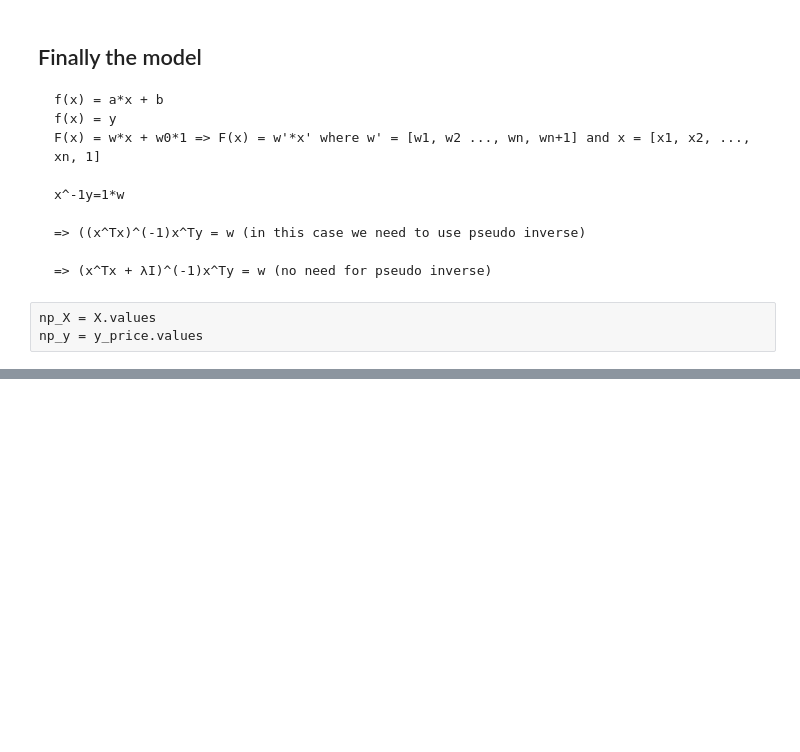
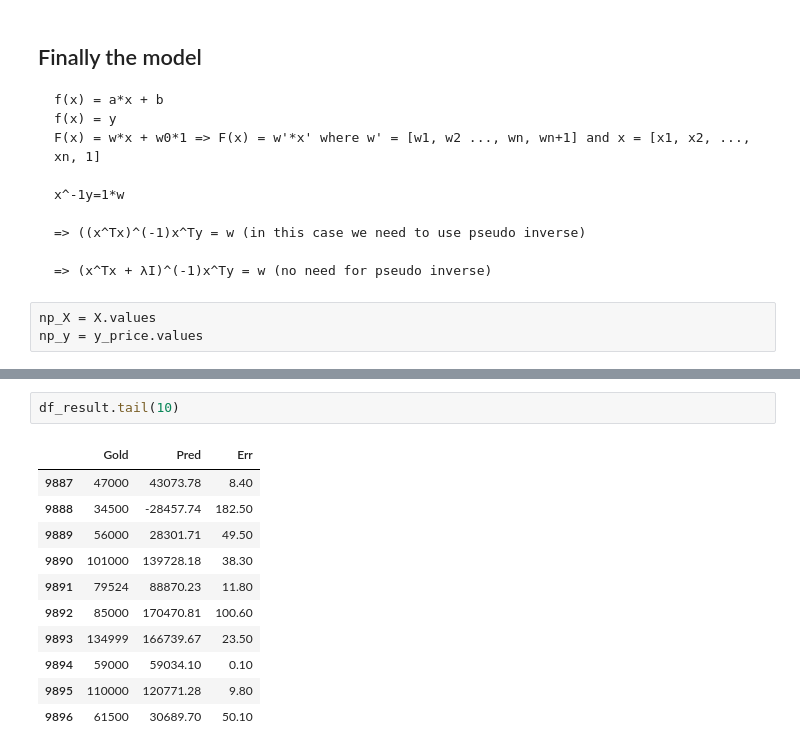
Before and after one commit to NaeuralEdgeProtocol/DS101-2024, a Jupyter notebook: scripts/workshop1.ipynb, the cells around one changed output, grey strips where cells are left out. Drawn from its saved outputs; the diff is of its cells as text; blank space fills up the shorter version.

```diff
--- a/scripts/workshop1.ipynb
+++ b/scripts/workshop1.ipynb
@@ -181,0 +336,14 @@ np_X_computed2 = # compute the predicted values based on np_w2
+# %%
+df_result.tail(10)
+# %% [output]
+|  | Gold | Pred | Err |
+| 9887 | 47000 | 43073.78 | 8.40 |
+| 9888 | 34500 | -28457.74 | 182.50 |
+| 9889 | 56000 | 28301.71 | 49.50 |
+| 9890 | 101000 | 139728.18 | 38.30 |
+| 9891 | 79524 | 88870.23 | 11.80 |
+| 9892 | 85000 | 170470.81 | 100.60 |
+| 9893 | 134999 | 166739.67 | 23.50 |
+| 9894 | 59000 | 59034.10 | 0.10 |
+| 9895 | 110000 | 120771.28 | 9.80 |
+| 9896 | 61500 | 30689.70 | 50.10 |
```
Also changed, not shown: parts of 18 cells of this notebook, 1 other file.
